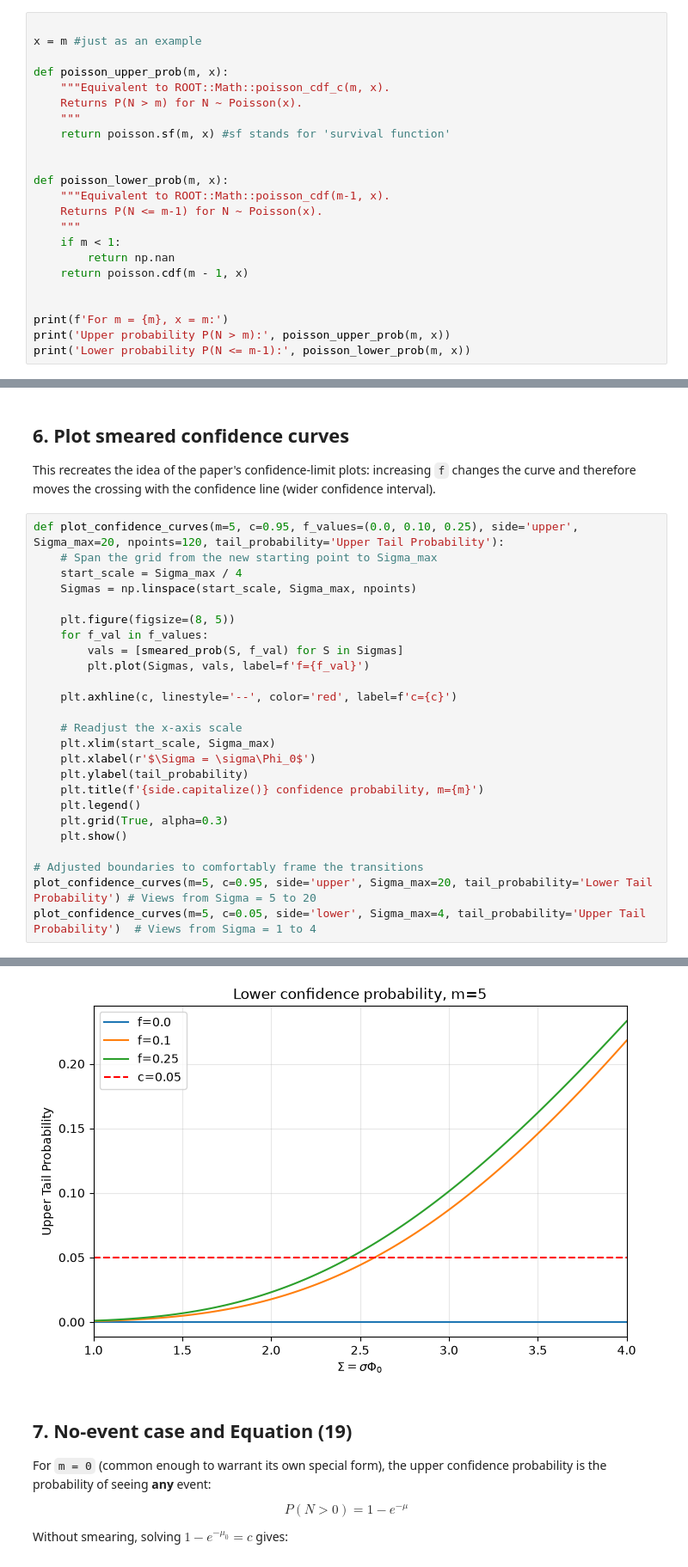
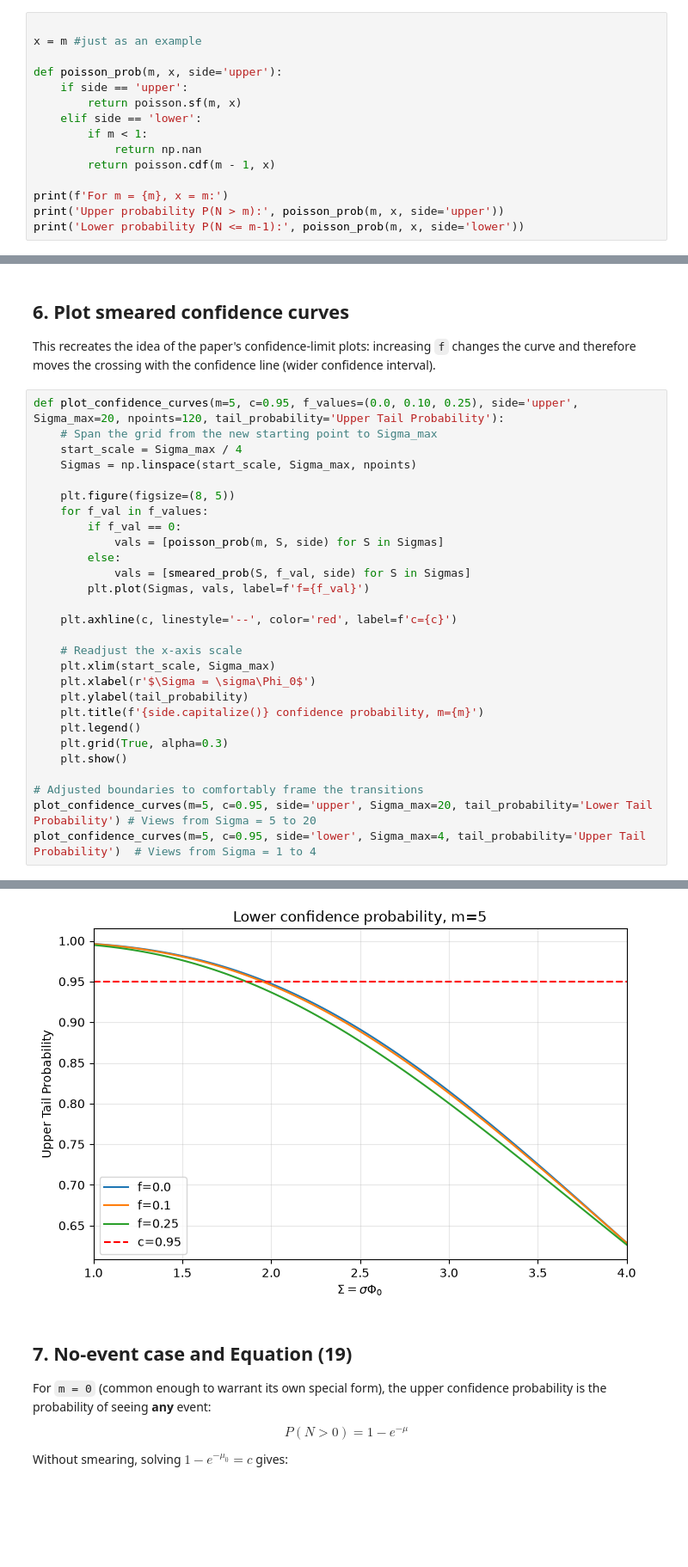
Before and after one commit to ShravanPradeep6/Incorporating-Fluence-Uncertainties-in-Single-Event-Effect-Measurements, a Jupyter notebook: fluence_uncertainty_scipy_notebook.ipynb, the cells around one changed output, grey strips where cells are left out. Shown at 86% size. Cells and saved outputs as stored; diff of their text form; blank space fills up the shorter version.

```diff
--- a/fluence_uncertainty_scipy_notebook.ipynb
+++ b/fluence_uncertainty_scipy_notebook.ipynb
@@ -61,25 +61,17 @@ If m and mu0 are inputted, the result would be the probability of a result highe
 
 x = m #just as an example
 
-def poisson_upper_prob(m, x):
-    """Equivalent to ROOT::Math::poisson_cdf_c(m, x).
-    Returns P(N > m) for N ~ Poisson(x).
-    """
-    return poisson.sf(m, x) #sf stands for 'survival function'
-
-
-def poisson_lower_prob(m, x):
-    """Equivalent to ROOT::Math::poisson_cdf(m-1, x).
-    Returns P(N <= m-1) for N ~ Poisson(x).
-    """
-    if m < 1:
-        return np.nan
-    return poisson.cdf(m - 1, x)
-
+def poisson_prob(m, x, side='upper'):
+    if side == 'upper':
+        return poisson.sf(m, x)
+    elif side == 'lower':
+        if m < 1:
+            return np.nan
+        return poisson.cdf(m - 1, x)
 
 print(f'For m = {m}, x = m:')
-print('Upper probability P(N > m):', poisson_upper_prob(m, x))
-print('Lower probability P(N <= m-1):', poisson_lower_prob(m, x))
+print('Upper probability P(N > m):', poisson_prob(m, x, side='upper'))
+print('Lower probability P(N <= m-1):', poisson_prob(m, x, side='lower'))
 # %% [output]
 For m = 5, x = m:
 Upper probability P(N > m): 0.384039345166937
@@ -301,7 +314,10 @@ def plot_confidence_curves(m=5, c=0.95, f_values=(0.0, 0.10, 0.25), side='upper'
 
     plt.figure(figsize=(8, 5))
     for f_val in f_values:
-        vals = [smeared_prob(S, f_val) for S in Sigmas]
+        if f_val == 0:
+            vals = [poisson_prob(m, S, side) for S in Sigmas]
+        else:
+            vals = [smeared_prob(S, f_val, side) for S in Sigmas]
         plt.plot(Sigmas, vals, label=f'f={f_val}')
 
     plt.axhline(c, linestyle='--', color='red', label=f'c={c}')
@@ -317,5 +333,5 @@ def plot_confidence_curves(m=5, c=0.95, f_values=(0.0, 0.10, 0.25), side='upper'
 
 # Adjusted boundaries to comfortably frame the transitions
 plot_confidence_curves(m=5, c=0.95, side='upper', Sigma_max=20, tail_probability='Lower Tail Probability') # Views from Sigma = 5 to 20
-plot_confidence_curves(m=5, c=0.05, side='lower', Sigma_max=4, tail_probability='Upper Tail Probability')  # Views from Sigma = 1 to 4
+plot_confidence_curves(m=5, c=0.95, side='lower', Sigma_max=4, tail_probability='Upper Tail Probability')  # Views from Sigma = 1 to 4
 # %% [output]
@@ -323,4 +339,4 @@ plot_confidence_curves(m=5, c=0.05, side='lower', Sigma_max=4, tail_probability=
-[figure, old version]
+[figure, new version]
 # %% [markdown]
 ## 7. No-event case and Equation (19)
 
```
Also changed, not shown: parts of 10 cells of this notebook.
